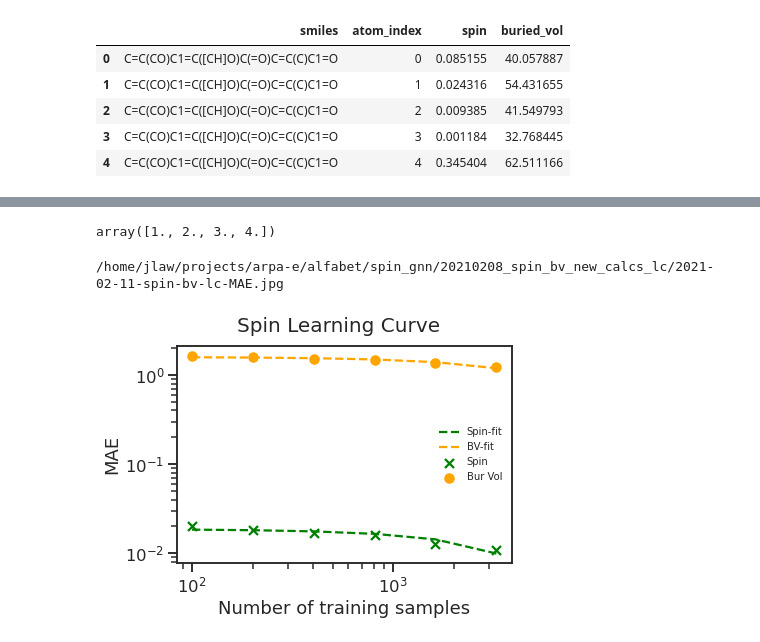
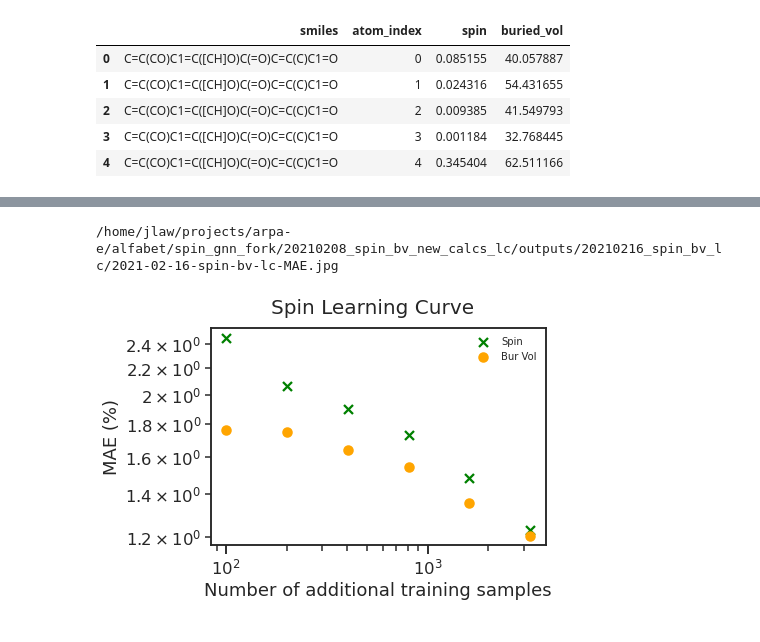
Before and after one commit to jlaw9/spin_gnn, a Jupyter notebook: 20210208_spin_bv_new_calcs_lc/plot_test_spin_bv.ipynb, the cells around one changed output, grey strips where cells are left out. Cells and saved outputs as stored; diff of their text form; code cells hidden in the pictures.

Commit message:
Code to build a learning curve of spin & buried volume for the new DFT calculations

```diff
--- a/20210208_spin_bv_new_calcs_lc/plot_test_spin_bv.ipynb
+++ b/20210208_spin_bv_new_calcs_lc/plot_test_spin_bv.ipynb
@@ -182,0 +210,4 @@ for num_train in num_train_list:
+# %%
+(pred_spins, pred_bur_vols) = learning_curve_pred[100]
+(pred_spins2, pred_bur_vols2) = learning_curve_pred_gen[100]
+pred_spins[0]
@@ -184,7 +220,8 @@ for num_train in num_train_list:
 spin_mae_list = []
 bv_mae_list = []
 for num_train in num_train_list:
-    predicted_fractional_spins, predicted_bur_vol = learning_curve_pred[num_train]
+#     pred_spins, pred_bur_vols = learning_curve_pred[num_train]
+    pred_spins, pred_bur_vols = learning_curve_pred_gen[num_train]
 #     cdf_test_pivot_spins = cdf_test.pivot(index='smiles', columns='atom_index', values='fractional_spin')
     cdf_test_pivot_spins = cdf_test.pivot(index='smiles', columns='atom_index', values='spin')
     cdf_test_pivot_spins = cdf_test_pivot_spins.reindex(test)
@@ -192,21 +229,26 @@ for num_train in num_train_list:
     cdf_test_pivot_bur_vol = cdf_test.pivot(index='smiles', columns='atom_index', values='buried_vol')
     cdf_test_pivot_bur_vol = cdf_test_pivot_bur_vol.reindex(test)
     # compute the Mean Average Error
-    spin_mae = pd.Series(cdf_test_pivot_spins.values.flatten() - predicted_fractional_spins.numpy().flatten()).dropna().abs().mean()
-    bv_mae = pd.Series(cdf_test_pivot_bur_vol.values.flatten() - predicted_bur_vol.flatten()).dropna().abs().mean()
+    # multiply by 100 so both are percentages
+    spin_mae = pd.Series(cdf_test_pivot_spins.values.flatten() - pred_spins.flatten()).dropna().abs().mean() * 100
+    bv_mae = pd.Series(cdf_test_pivot_bur_vol.values.flatten() - pred_bur_vols.flatten()).dropna().abs().mean()
     # and store for later
     spin_mae_list.append(spin_mae)
     bv_mae_list.append(bv_mae)
 
     fig, axs = plt.subplots(nrows=1, ncols=2, figsize=(8.5,4))
-    axs[0].plot(cdf_test_pivot_spins.values.flatten(), predicted_fractional_spins.numpy().flatten(), '.', ms=1)
+    axs[0].plot(cdf_test_pivot_spins.values.flatten(), pred_spins.flatten(), '.', ms=1)
     axs[0].text(.95, .05, f'MAE: {spin_mae:.4f}', ha='right',
                 transform=axs[0].transAxes, fontsize=14)
 
-    axs[1].plot(cdf_test_pivot_bur_vol.values.flatten(), predicted_bur_vol.flatten(), '.', ms=1)
+    axs[1].plot(cdf_test_pivot_bur_vol.values.flatten(), pred_bur_vols.flatten(), '.', ms=1)
     axs[1].text(.95, .05, f'MAE: {bv_mae:.4f}', ha='right',
                 transform=axs[1].transAxes, fontsize=14)
 
     axs[0].set_title(f'Spin ({num_train} train)')
     axs[1].set_title(f'Buried Volume ({num_train} train)')
+    out_file = f'{outputs_dir}/2021-02-16-spin-bv-scatter-n{num_train}.jpg'
+    print(os.path.abspath(out_file))
+    fig.savefig(out_file, dpi=300, bbox_inches='tight')
+    plt.show()
 # %% [output]
@@ -270,54 +318,30 @@ slope_bv: -0.0001227855370697902
-# %%
-np.log10(num_train_list)
-# %% [output]
-array([1., 2., 3., 4.])
 # %%
 # now plot the learning curve of the MAE
 fig = plt.figure()
 ax1 = fig.add_subplot(111)
 
 ax1.scatter(num_train_list, spin_mae_list, c='green', marker="x", label='Spin')
 ax1.scatter(num_train_list, bv_mae_list, c='orange', marker="o", label='Bur Vol')
 
-z_spin = np.polyfit(num_train_log,spin_mae_log, 1)
-z_bv = np.polyfit(num_train_log,bv_mae_log, 1)
-
+z_spin = np.polyfit(num_train_list,spin_mae_list, 1)
+z_bv = np.polyfit(num_train_list,bv_mae_list, 1)
 p_spin = np.poly1d(z_spin)
 p_bv = np.poly1d(z_bv)
 
-x_spin, y_spin = [],[]
-for i in range(len(spin_mae_log)):
-    x_spin.append(num_train_log[i])
-    y_spin.append(p_spin(num_train_log[i]))
-
-x_bv, y_bv = [],[]
-for i in range(len(bv_mae_log)):
-    x_bv.append(num_train_log[i])
-    y_bv.append(p_bv(num_train_log[i]))
-
-
-ax1.plot(x_spin, y_spin, c='green', label='Spin-fit',linestyle='dashed')
-ax1.plot(x_bv, y_bv, c='orange', label='BV-fit',linestyle='dashed')
+# ax1.plot(num_train_list, p_spin(np.asarray(num_train_list)), c='green', label='Spin-fit',linestyle='dashed')
+# ax1.plot(num_train_list, p_bv(np.asarray(num_train_list)), c='orange', label='BV-fit',linestyle='dashed')
 
 fig.suptitle('Spin Learning Curve', fontsize=20)
-
 ax1.set_xscale('log')
 ax1.set_yscale('log')
-# plt.xscale('log')
-# plt.yscale('log')
 
-
-# plt.axhline(y=0.025, color='k', linestyle='--')
-# plt.axhline(y=0.043, color='k', linestyle='--',alpha=0.4)
-# plt.text(100, 0.027, '25 mV')
-# plt.text(100, 0.046, '1 kcal/mol')
-plt.xlabel('Number of training samples')
-plt.ylabel('MAE')
+plt.xlabel('Number of additional training samples')
+plt.ylabel('MAE (%)')
 plt.legend(fontsize=10)
-out_file = '2021-02-11-spin-bv-lc-MAE.jpg'
+out_file = f'{outputs_dir}/2021-02-16-spin-bv-lc-MAE.jpg'
 print(os.path.abspath(out_file))
 fig.savefig(out_file, dpi=300, bbox_inches='tight')
 plt.show()
 # %% [output]
-/home/jlaw/projects/arpa-e/alfabet/spin_gnn/20210208_spin_bv_new_calcs_lc/2021-02-11-spin-bv-lc-MAE.jpg
+/home/jlaw/projects/arpa-e/alfabet/spin_gnn_fork/20210208_spin_bv_new_calcs_lc/outputs/20210216_spin_bv_lc/2021-02-16-spin-bv-lc-MAE.jpg
-[figure, old version]
+[figure, new version]
```
Also changed, not shown: parts of 18 cells of this notebook, 10 other files.
